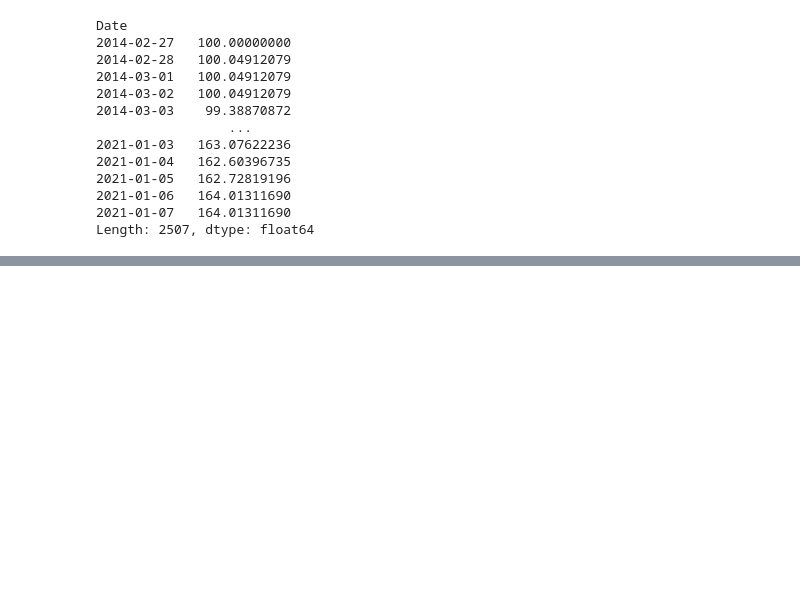
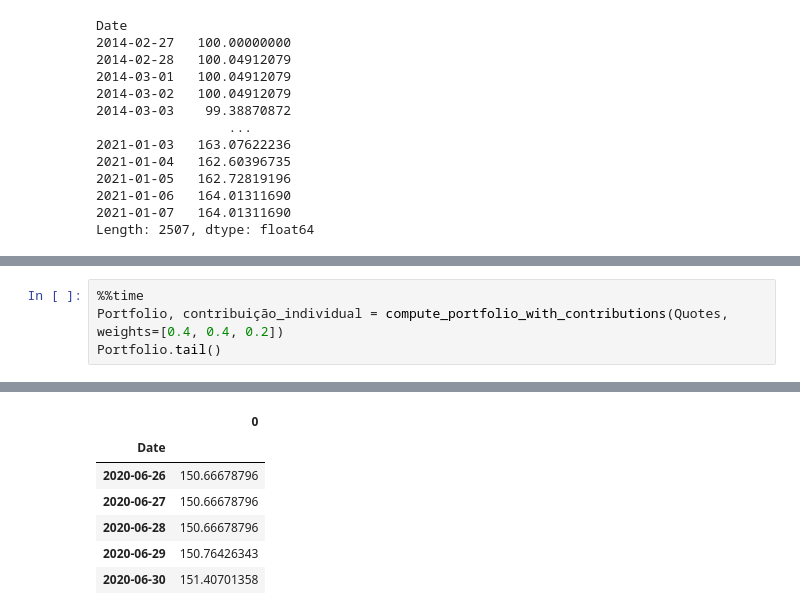
Before and after one commit to LuisSousaSilva/Articles_and_studies, a Jupyter notebook: Contribution.ipynb, the cells around one changed output, grey strips where cells are left out. Drawn from its saved outputs; the diff is of its cells as text; blank space fills up the shorter version.

```diff
--- a/Contribution.ipynb
+++ b/Contribution.ipynb
@@ -358,3 +317,8 @@ def compute_portfolio_with_contributions(df, weights, start_value=100):
     return Portfolio, Contribuição_individual
 # %% [output]
 Wall time: 0 ns
+# %%
+%%time
+Portfolio, contribuição_individual = compute_portfolio_with_contributions(Quotes, weights=[0.4, 0.4, 0.2])
+Portfolio.tail()
+# %% [output]
@@ -360,0 +327,7 @@ Wall time: 0 ns
+|  | 0 |
+| Date |  |
+| 2020-06-26 | 150.66678796 |
+| 2020-06-27 | 150.66678796 |
+| 2020-06-28 | 150.66678796 |
+| 2020-06-29 | 150.76426343 |
+| 2020-06-30 | 151.40701358 |
```
Also changed, not shown: parts of 25 cells of this notebook, 1 other file.
